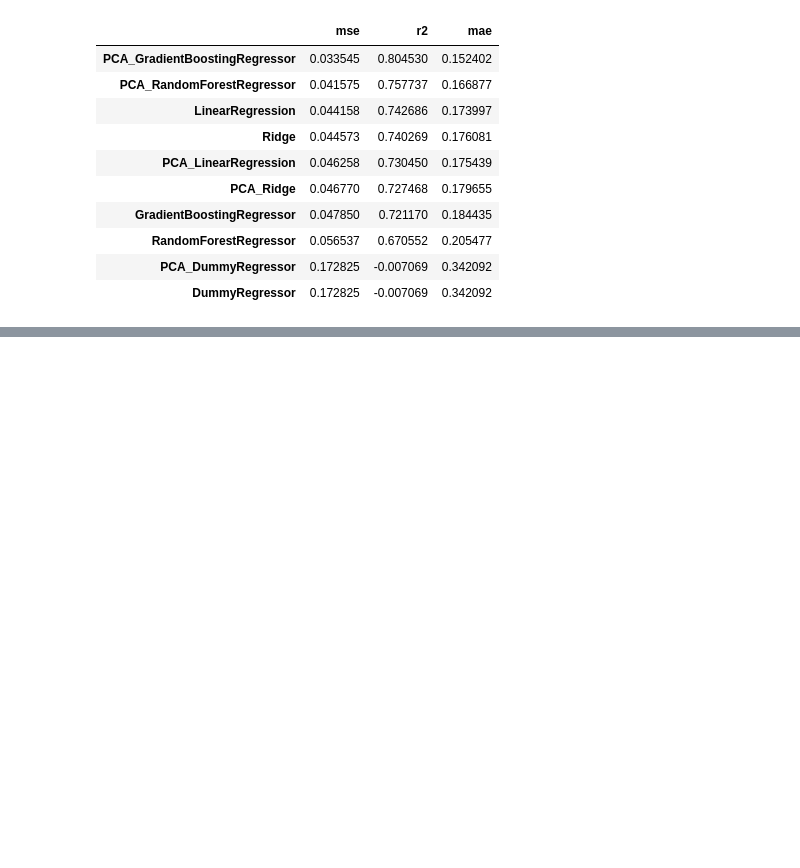
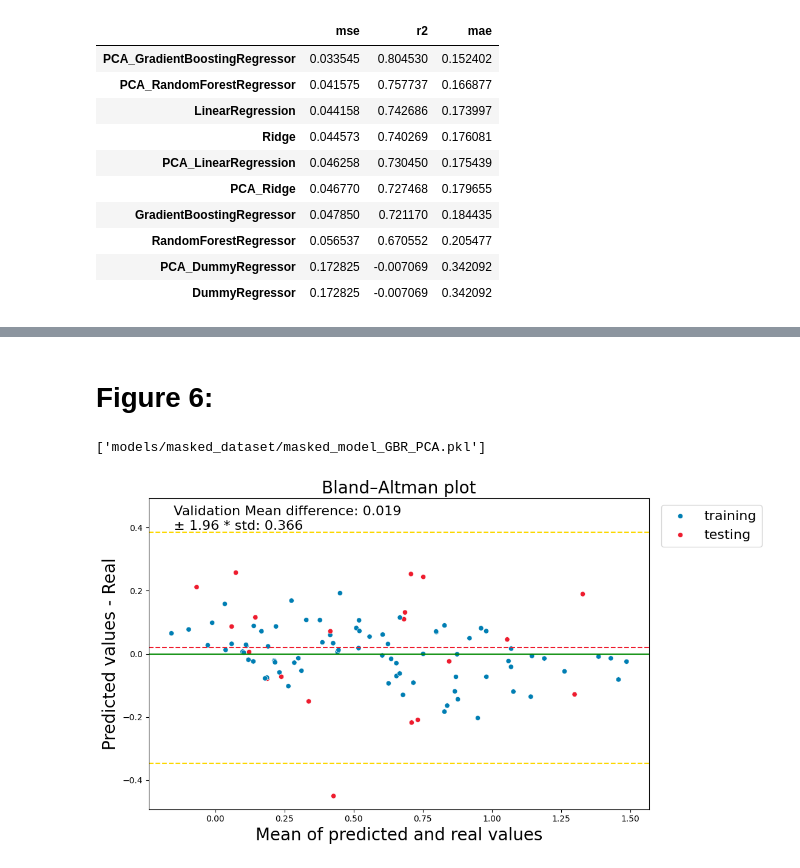
Before and after one commit to garciadias/tesco_ds, a Jupyter notebook: notebooks/my_solution.ipynb, the cells around one changed output, grey strips where cells are left out. Saved outputs shown, nothing was run; the diff lists cells and outputs as text; code cells hidden in the pictures; blank space fills up the shorter version.

```diff
--- a/notebooks/my_solution.ipynb
+++ b/notebooks/my_solution.ipynb
@@ -491,13 +500,8 @@ models = [
     Ridge(random_state=random_state),
     DummyRegressor(),
 ]
-decompositions = [
-    PCA(n_components=1, random_state=random_state),
-    None
-]
-scalers = [
-    None
-]
+decompositions = [PCA(n_components=1, random_state=random_state), None]
+scalers = [None]
 evaluations = []
 selectors = []
 for decomposition in decompositions:
@@ -527,3 +534,22 @@ display(evaluations)
+# %%
+best_model = selectors[0].fitted_models["GradientBoostingRegressor"]
+df["dataset"] = "training"
+df.loc[X_test.index, "dataset"] = "testing"
+best_model.fit(X_train, y_train)
+df["predicted_y"] = best_model.predict(df[["x1", "x2"]])
+fig = bland_altman_plot(df, target="y", dataset_var="dataset")
+display(Markdown("# Figure 6:"))
+
+# Refit model using all the data:
+best_model.fit(X, y)
+masked_model_path = "models/masked_dataset/"
+os.makedirs(masked_model_path, exist_ok=True)
+masked_model_file = "masked_model_GBR_PCA.pkl"
+joblib.dump(best_model, f"{masked_model_path}{masked_model_file}")
+# %% [output]
+# Figure 6:
+['models/masked_dataset/masked_model_GBR_PCA.pkl']
+[figure, added]
 # %% [markdown]
 # Model interpretation
 
```
Also changed, not shown: parts of 14 cells of this notebook, 4 other files.
